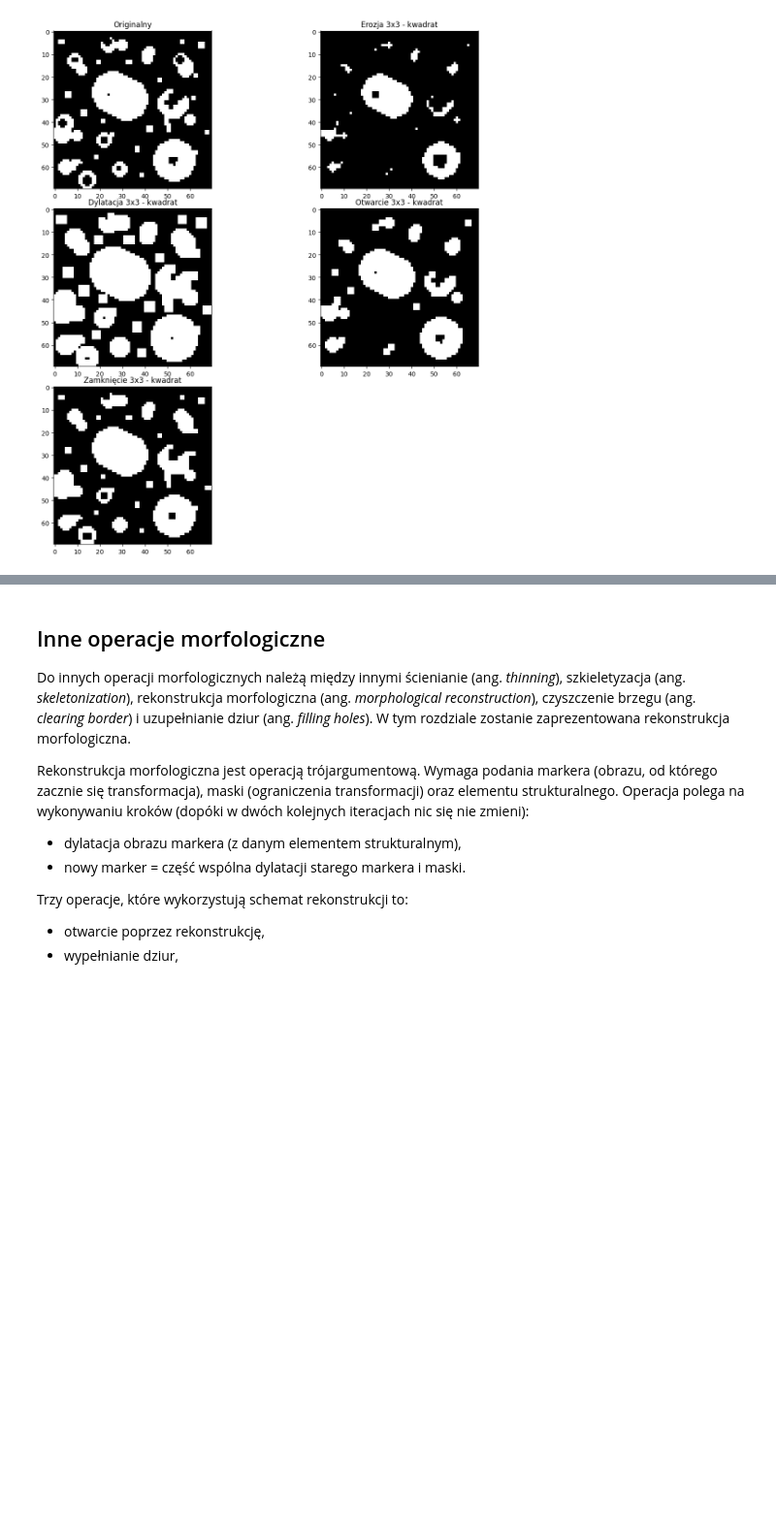
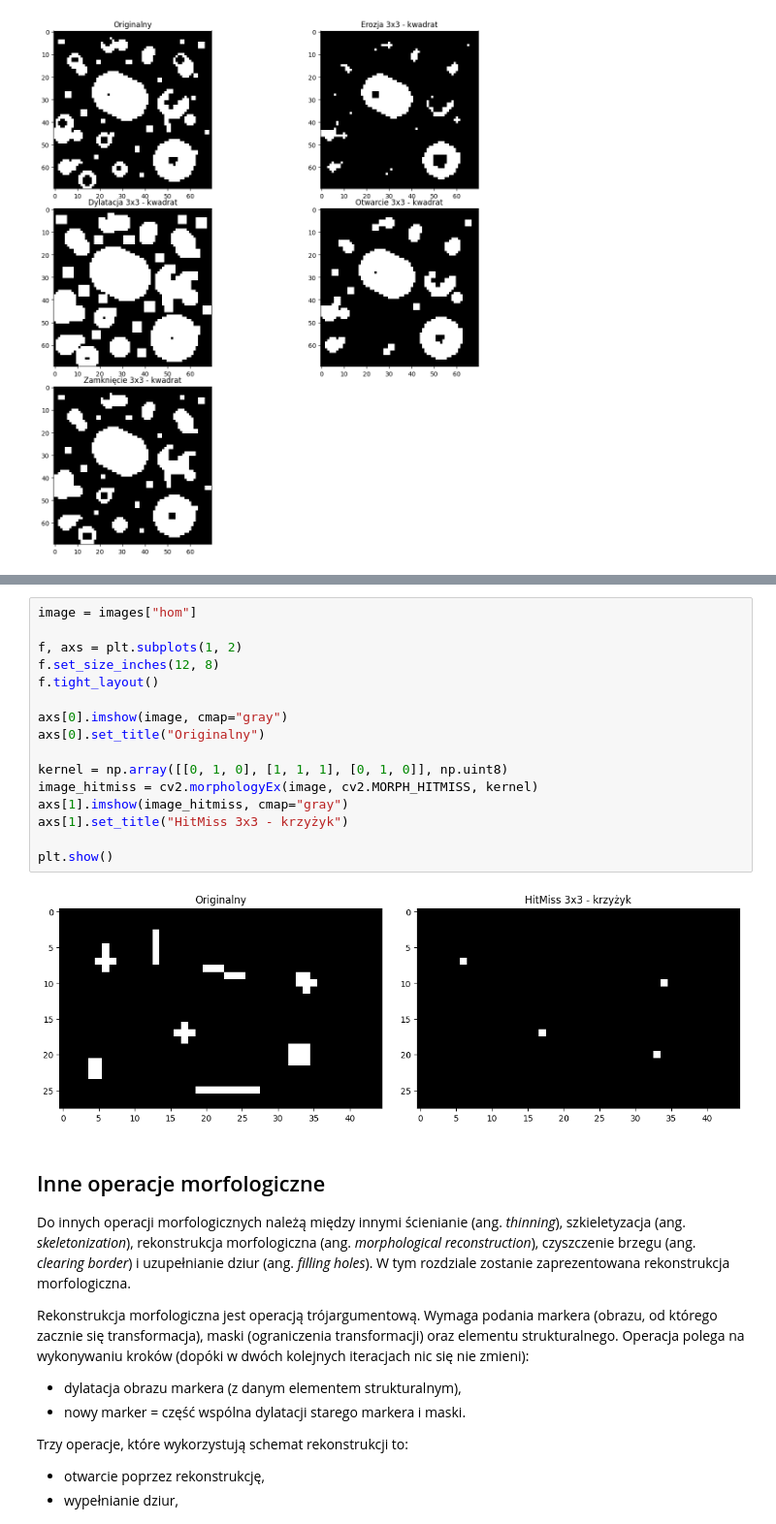
Before and after one commit to rmesek/wcpo-agh-2024, a Jupyter notebook: lab7/10_morphology.ipynb, the cells around one changed output, grey strips where cells are left out. Shown at 97% size. Drawn from its saved outputs; the diff is of its cells as text; blank space fills up the shorter version.

```diff
--- a/lab7/10_morphology.ipynb
+++ b/lab7/10_morphology.ipynb
@@ -250,3 +268,21 @@ plot_morphology_rect(images["kolka"], 3)
+# %%
+image = images["hom"]
+
+f, axs = plt.subplots(1, 2)
+f.set_size_inches(12, 8)
+f.tight_layout()
+
+axs[0].imshow(image, cmap="gray")
+axs[0].set_title("Originalny")
+
+kernel = np.array([[0, 1, 0], [1, 1, 1], [0, 1, 0]], np.uint8)
+image_hitmiss = cv2.morphologyEx(image, cv2.MORPH_HITMISS, kernel)
+axs[1].imshow(image_hitmiss, cmap="gray")
+axs[1].set_title("HitMiss 3x3 - krzyżyk")
+
+plt.show()
+# %% [output]
+[figure, added]
 # %% [markdown]
 ## Inne operacje morfologiczne
 Do innych operacji morfologicznych należą między innymi ścienianie (ang. _thinning_), szkieletyzacja (ang. _skeletonization_), rekonstrukcja morfologiczna (ang. _morphological reconstruction_), czyszczenie brzegu (ang. _clearing border_) i uzupełnianie dziur (ang. _filling holes_). W tym rozdziale zostanie zaprezentowana rekonstrukcja morfologiczna.
```
Also changed, not shown: parts of 2 cells of this notebook.
